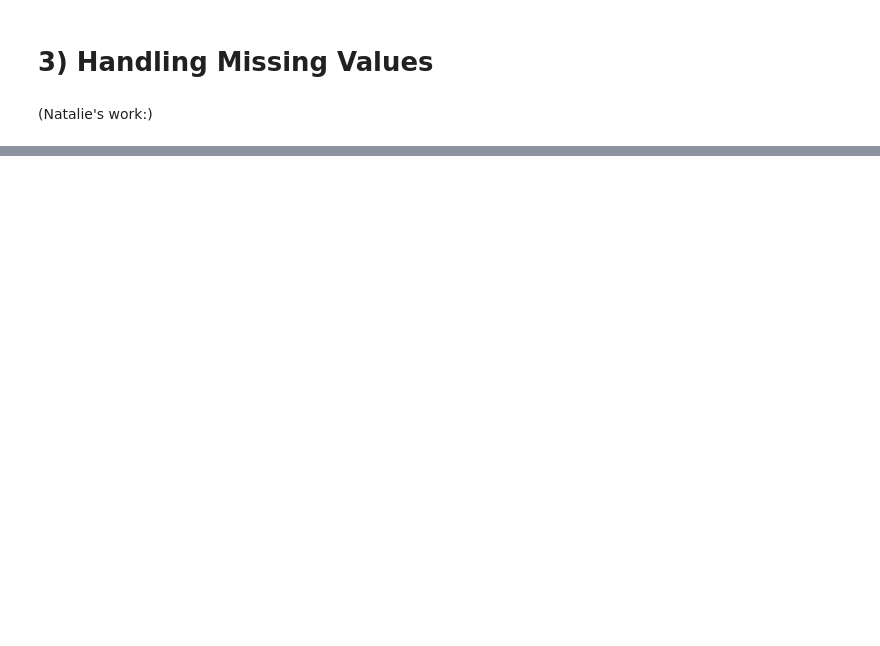
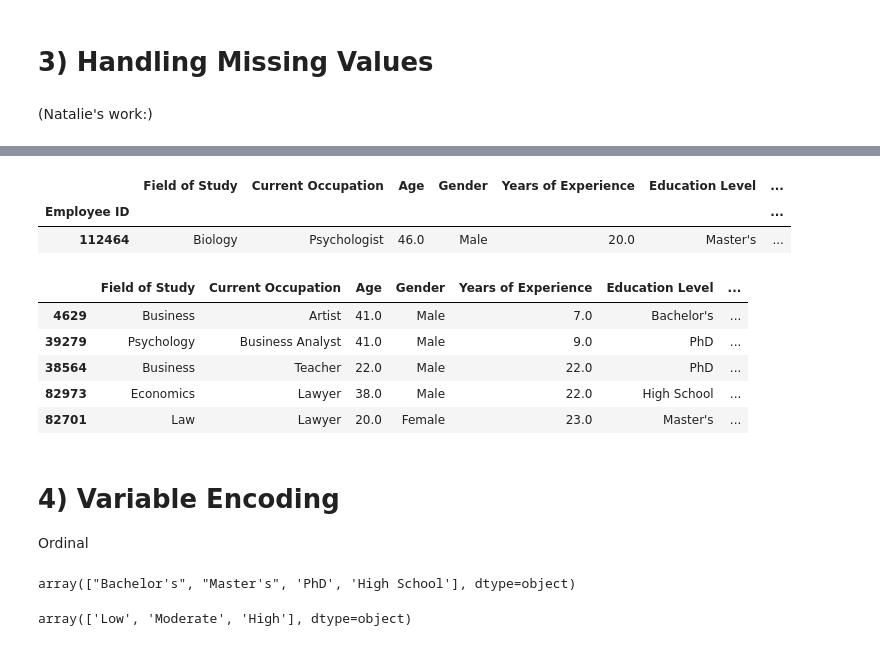
Before and after one commit to Natalie-Bojorquez/CIS3920Group4, a Jupyter notebook: CIS3920_Group4.ipynb, the cells around one changed output, grey strips where cells are left out. Cells and saved outputs as stored; diff of their text form; code cells hidden in the pictures; blank space fills up the shorter version.

```diff
--- a/CIS3920_Group4.ipynb
+++ b/CIS3920_Group4.ipynb
@@ -347,0 +369,28 @@ df['Work-Life Balance'] = imp_most_freq.fit_transform(df[['Work-Life Balance']])
+# %%
+#Drop Family Influence. Compared to other missing values, does not have a lot.
+pd.set_option('display.max_columns', None)
+df = df.drop('Family Influence Level', axis =1)
+df.sample()
+# %% [output]
+|  | Field of Study | Current Occupation | Age | Gender | Years of Experience | Education Level | ... |
+| Employee ID |  |  |  |  |  |  | ... |
+| 112464 | Biology | Psychologist | 46.0 | Male | 20.0 | Master's | ... |
+# %%
+#Eliminating Index
+df = df.reset_index(drop=True)
+pd.set_option('display.max_columns', None)
+df.sample(5)
+# %% [output]
+|  | Field of Study | Current Occupation | Age | Gender | Years of Experience | Education Level | ... |
+| 4629 | Business | Artist | 41.0 | Male | 7.0 | Bachelor's | ... |
+| 39279 | Psychology | Business Analyst | 41.0 | Male | 9.0 | PhD | ... |
+| 38564 | Business | Teacher | 22.0 | Male | 22.0 | PhD | ... |
+| 82973 | Economics | Lawyer | 38.0 | Male | 22.0 | High School | ... |
+| 82701 | Law | Lawyer | 20.0 | Female | 23.0 | Master's | ... |
+# %% [markdown]
+# 4) Variable Encoding
+Ordinal
+# %%
+df['Education Level'].unique()
+# %% [output]
+array(["Bachelor's", "Master's", 'PhD', 'High School'], dtype=object)
@@ -347,0 +421,4 @@ df['Work-Life Balance'] = imp_most_freq.fit_transform(df[['Work-Life Balance']])
+# %%
+df['Job Satisfaction Level'].unique()
+# %% [output]
+array(['Low', 'Moderate', 'High'], dtype=object)
```
Also changed, not shown: parts of 27 cells of this notebook.
